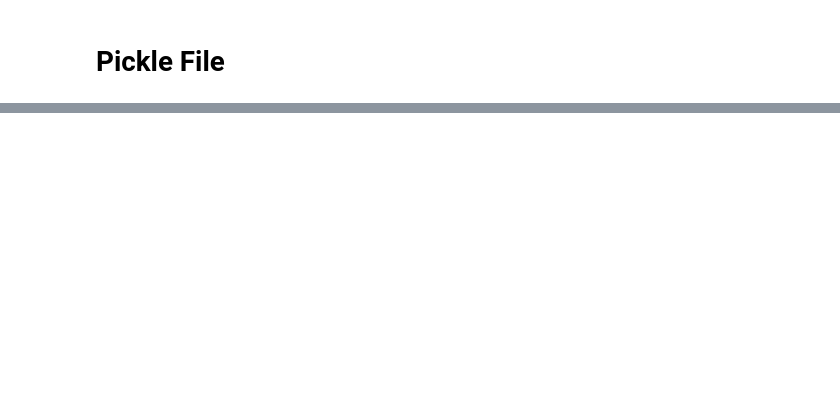
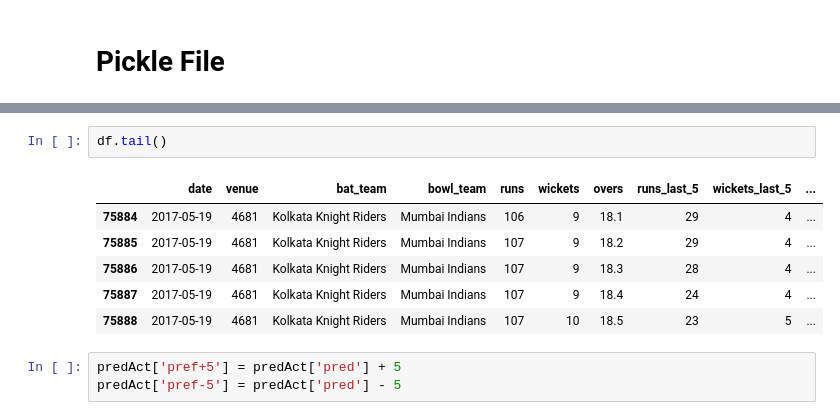
Before and after one commit to dhruvkp090/iplScorePred, a Jupyter notebook: IPL Score Prediction.ipynb, the cells around one changed output, grey strips where cells are left out. Cells and saved outputs as stored; diff of their text form; blank space fills up the shorter version.

```diff
--- a/IPL Score Prediction.ipynb
+++ b/IPL Score Prediction.ipynb
@@ -315,0 +401,12 @@ pickle.dump(rf, open(fileName, 'wb'))
+# %%
+df.tail()
+# %% [output]
+|  | date | venue | bat_team | bowl_team | runs | wickets | overs | runs_last_5 | wickets_last_5 | ... |
+| 75884 | 2017-05-19 | 4681 | Kolkata Knight Riders | Mumbai Indians | 106 | 9 | 18.1 | 29 | 4 | ... |
+| 75885 | 2017-05-19 | 4681 | Kolkata Knight Riders | Mumbai Indians | 107 | 9 | 18.2 | 29 | 4 | ... |
+| 75886 | 2017-05-19 | 4681 | Kolkata Knight Riders | Mumbai Indians | 107 | 9 | 18.3 | 28 | 4 | ... |
+| 75887 | 2017-05-19 | 4681 | Kolkata Knight Riders | Mumbai Indians | 107 | 9 | 18.4 | 24 | 4 | ... |
+| 75888 | 2017-05-19 | 4681 | Kolkata Knight Riders | Mumbai Indians | 107 | 10 | 18.5 | 23 | 5 | ... |
+# %%
+predAct['pref+5'] = predAct['pred'] + 5
+predAct['pref-5'] = predAct['pred'] - 5
```
Also changed, not shown: parts of 46 cells of this notebook, 2 other files.
